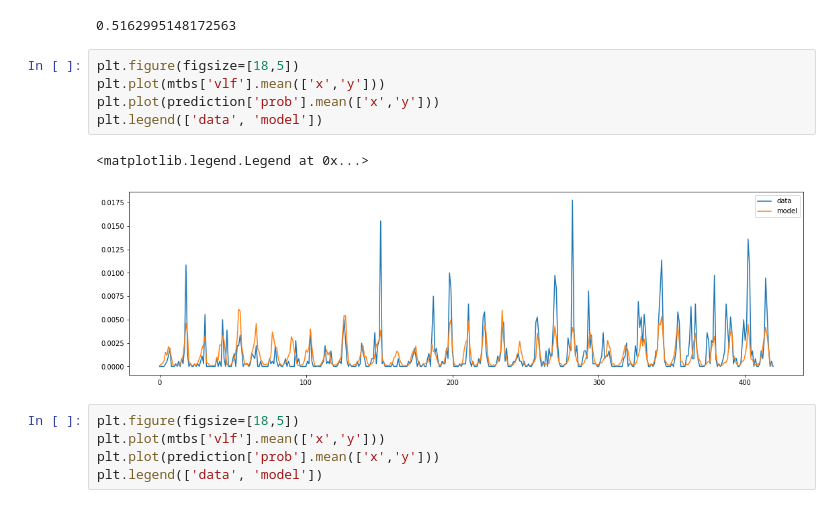
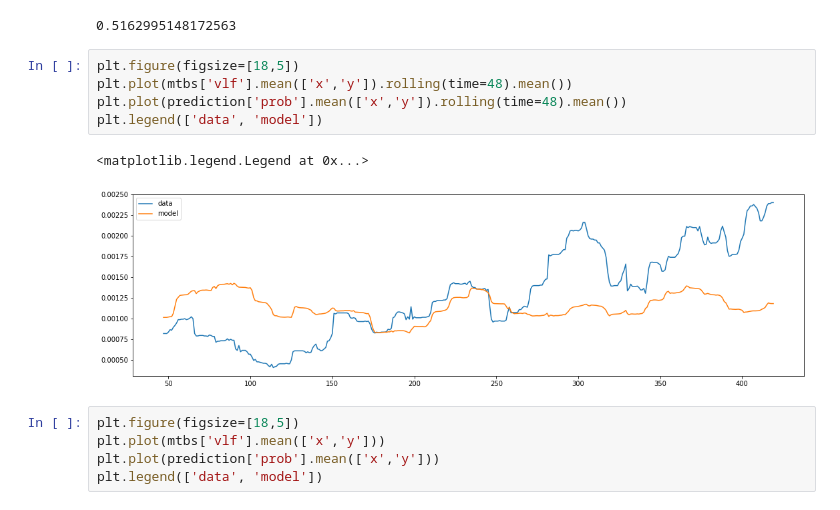
Before and after one commit to carbonplan/forest-risks, a Jupyter notebook: notebooks/fire/fire_model_monthly.ipynb, the cells around one changed output. Saved outputs shown, nothing was run; the diff lists cells and outputs as text.

```diff
--- a/notebooks/fire/fire_model_monthly.ipynb
+++ b/notebooks/fire/fire_model_monthly.ipynb
@@ -89,12 +110,12 @@ correlation of spatial trends
 0.5162995148172563
 # %%
 plt.figure(figsize=[18,5])
-plt.plot(mtbs['vlf'].mean(['x','y']))
-plt.plot(prediction['prob'].mean(['x','y']))
+plt.plot(mtbs['vlf'].mean(['x','y']).rolling(time=48).mean())
+plt.plot(prediction['prob'].mean(['x','y']).rolling(time=48).mean())
 plt.legend(['data', 'model'])
 # %% [output]
 <matplotlib.legend.Legend at 0x...>
-[figure, old version]
+[figure, new version]
 # %%
 plt.figure(figsize=[18,5])
 plt.plot(mtbs['vlf'].mean(['x','y']))
```
Also changed, not shown: parts of 5 cells of this notebook, 3 other files.
